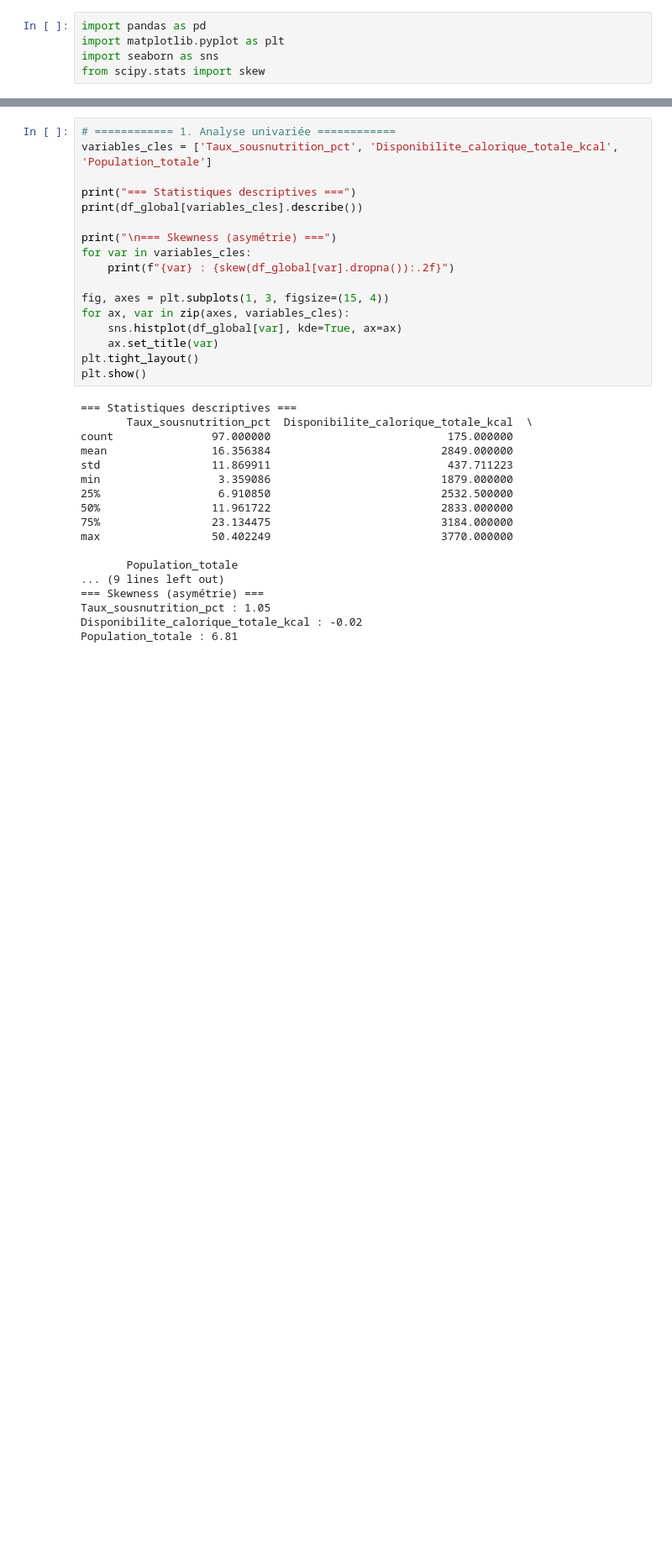
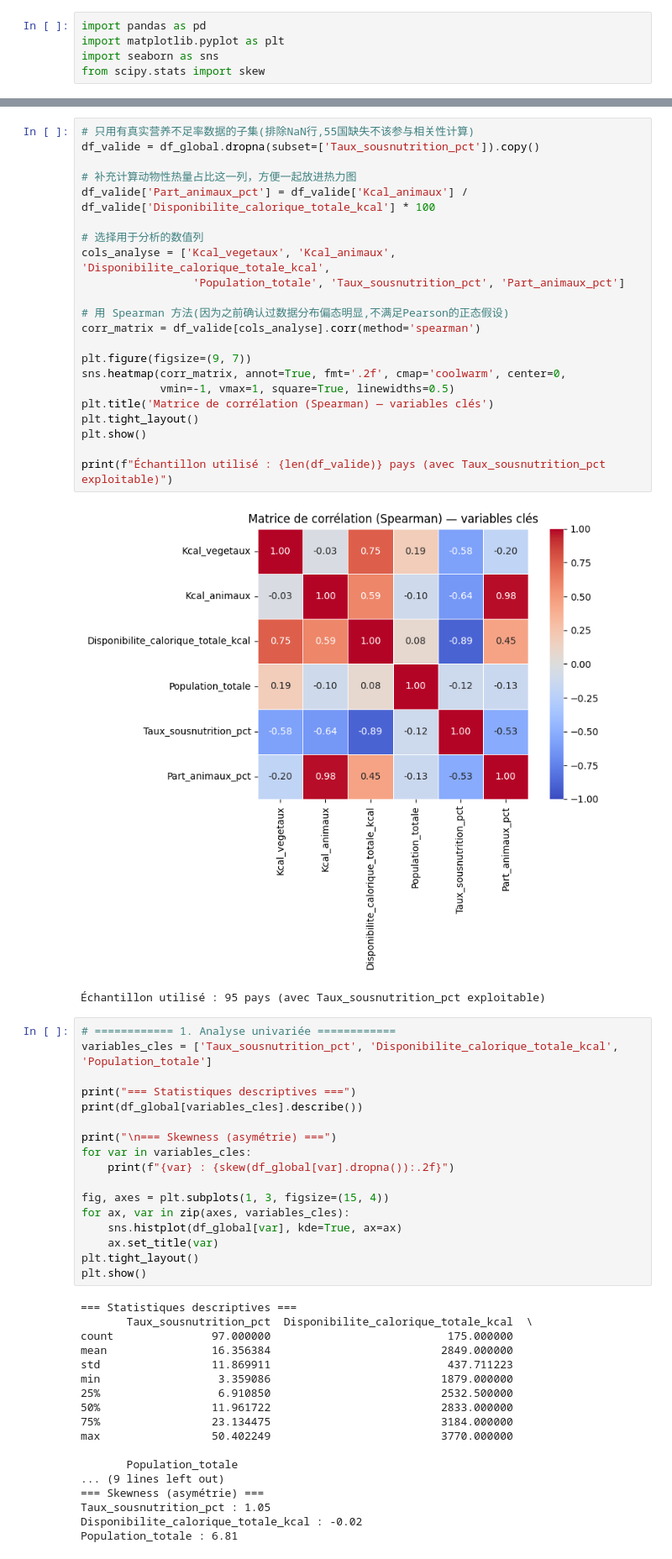
Before and after one commit to XiaoqingGdc/FAO_food_analysis, a Jupyter notebook: FAO_datalab_exploration.ipynb, the cells around one changed output, grey strips where cells are left out. Shown at 84% size. Drawn from its saved outputs; the diff is of its cells as text; blank space fills up the shorter version.

```diff
--- a/FAO_datalab_exploration.ipynb
+++ b/FAO_datalab_exploration.ipynb
@@ -28,3 +75,28 @@ dtype: object
+# %%
+# 只用有真实营养不足率数据的子集(排除NaN行,55国缺失不该参与相关性计算)
+df_valide = df_global.dropna(subset=['Taux_sousnutrition_pct']).copy()
+
+# 补充计算动物性热量占比这一列，方便一起放进热力图
+df_valide['Part_animaux_pct'] = df_valide['Kcal_animaux'] / df_valide['Disponibilite_calorique_totale_kcal'] * 100
+
+# 选择用于分析的数值列
+cols_analyse = ['Kcal_vegetaux', 'Kcal_animaux', 'Disponibilite_calorique_totale_kcal',
+                 'Population_totale', 'Taux_sousnutrition_pct', 'Part_animaux_pct']
+
+# 用 Spearman 方法(因为之前确认过数据分布偏态明显,不满足Pearson的正态假设)
+corr_matrix = df_valide[cols_analyse].corr(method='spearman')
+
+plt.figure(figsize=(9, 7))
+sns.heatmap(corr_matrix, annot=True, fmt='.2f', cmap='coolwarm', center=0,
+            vmin=-1, vmax=1, square=True, linewidths=0.5)
+plt.title('Matrice de corrélation (Spearman) — variables clés')
+plt.tight_layout()
+plt.show()
+
+print(f"Échantillon utilisé : {len(df_valide)} pays (avec Taux_sousnutrition_pct exploitable)")
+# %% [output]
+[figure, added]
+Échantillon utilisé : 95 pays (avec Taux_sousnutrition_pct exploitable)
 # %%
 # ============ 1. Analyse univariée ============
 variables_cles = ['Taux_sousnutrition_pct', 'Disponibilite_calorique_totale_kcal', 'Population_totale']
```
Also changed, not shown: parts of 4 cells of this notebook.
